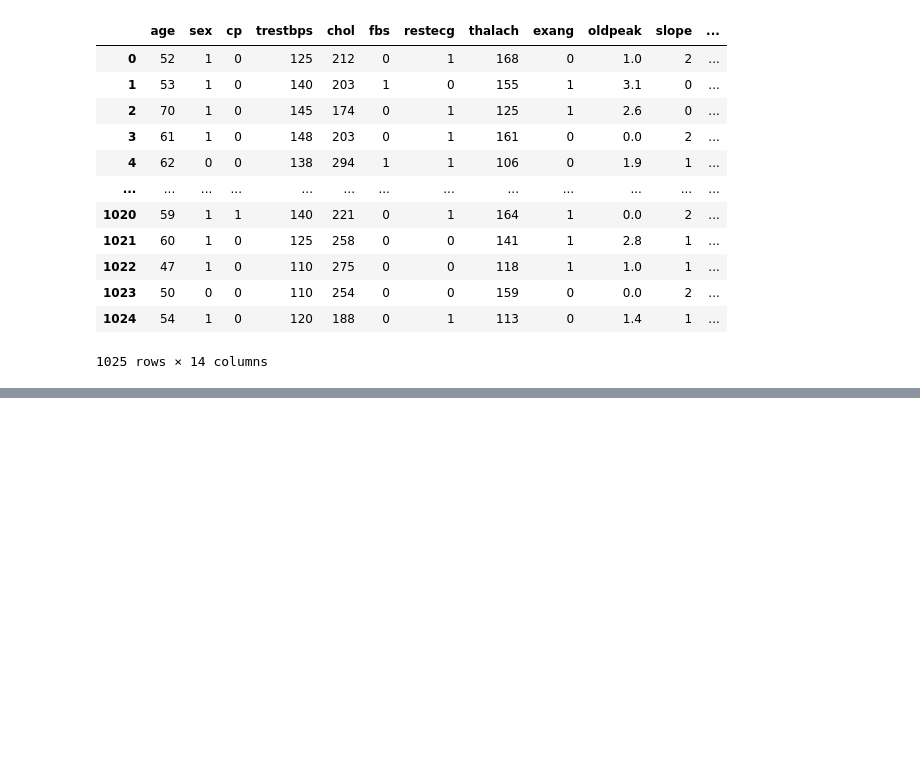
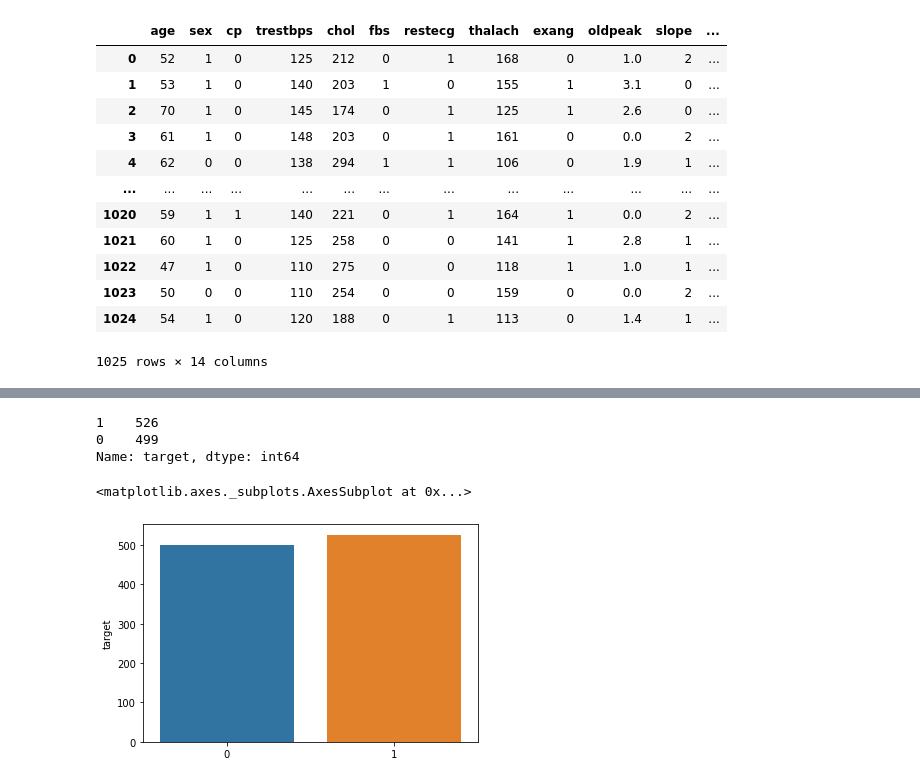
Before and after one commit to zahrafali/PatternRecognition, a Jupyter notebook: PR_Project.ipynb, the cells around one changed output, grey strips where cells are left out. Saved outputs shown, nothing was run; the diff lists cells and outputs as text; code cells hidden in the pictures; blank space fills up the shorter version.

```diff
--- a/PR_Project.ipynb
+++ b/PR_Project.ipynb
@@ -26,0 +426,16 @@ df1
+# %%
+#@title Visualising the data class distribution
+
+
+import seaborn as sns
+import matplotlib.pyplot as plt
+y=df1['target'].value_counts()
+print(y)
+x = y.index
+sns.barplot(x,y)
+# %% [output]
+1    526
+0    499
+Name: target, dtype: int64
+<matplotlib.axes._subplots.AxesSubplot at 0x...>
+[figure, added]
```
Also changed, not shown: parts of 29 cells of this notebook.
